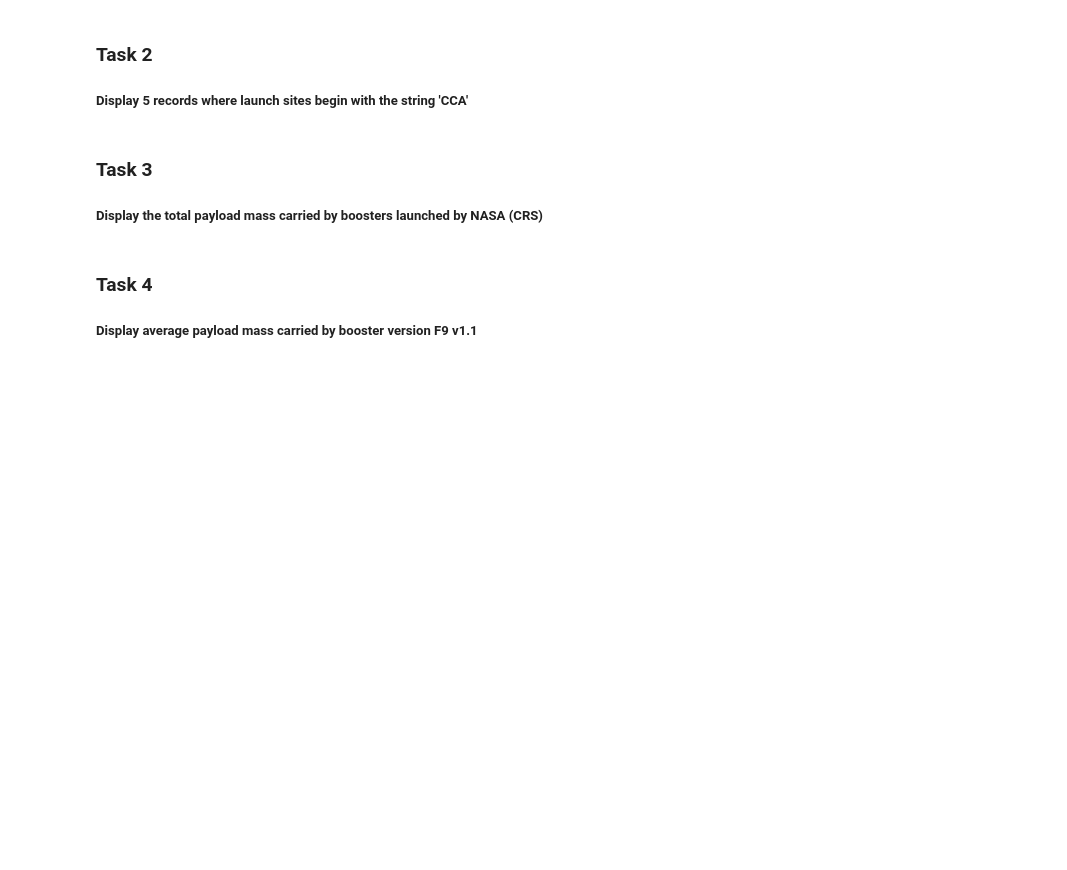
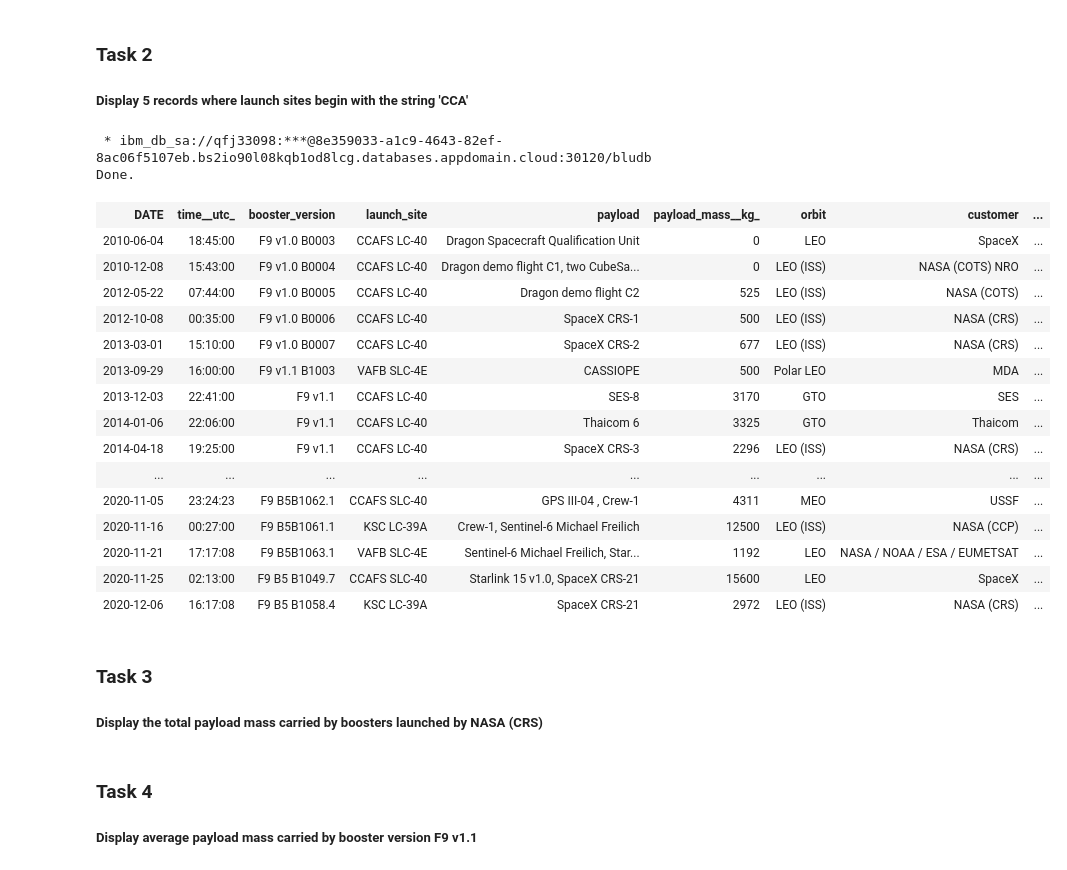
Before and after one commit to zdzakic/IBM_DS, a Jupyter notebook: jupyter-labs-eda-sql-coursera.ipynb, the cells around one changed output. Cells and saved outputs as stored; diff of their text form; code cells hidden in the pictures; blank space fills up the shorter version.

```diff
--- a/jupyter-labs-eda-sql-coursera.ipynb
+++ b/jupyter-labs-eda-sql-coursera.ipynb
@@ -115,6 +123,28 @@ Now write and execute SQL queries to solve the assignment tasks.
 ### Task 2
 
 ##### Display 5 records where launch sites begin with the string 'CCA'
+# %%
+%sql select * from SPACEX
+WHERE
+# %% [output]
+ * ibm_db_sa://qfj33098:***@8e359033-a1c9-4643-82ef-8ac06f5107eb.bs2io90l08kqb1od8lcg.databases.appdomain.cloud:30120/bludb
+Done.
+| DATE | time__utc_ | booster_version | launch_site | payload | payload_mass__kg_ | orbit | customer | ... |
+| 2010-06-04 | 18:45:00 | F9 v1.0 B0003 | CCAFS LC-40 | Dragon Spacecraft Qualification Unit | 0 | LEO | SpaceX | ... |
+| 2010-12-08 | 15:43:00 | F9 v1.0 B0004 | CCAFS LC-40 | Dragon demo flight C1, two CubeSa... | 0 | LEO (ISS) | NASA (COTS) NRO | ... |
+| 2012-05-22 | 07:44:00 | F9 v1.0 B0005 | CCAFS LC-40 | Dragon demo flight C2 | 525 | LEO (ISS) | NASA (COTS) | ... |
+| 2012-10-08 | 00:35:00 | F9 v1.0 B0006 | CCAFS LC-40 | SpaceX CRS-1 | 500 | LEO (ISS) | NASA (CRS) | ... |
+| 2013-03-01 | 15:10:00 | F9 v1.0 B0007 | CCAFS LC-40 | SpaceX CRS-2 | 677 | LEO (ISS) | NASA (CRS) | ... |
+| 2013-09-29 | 16:00:00 | F9 v1.1 B1003 | VAFB SLC-4E | CASSIOPE | 500 | Polar LEO | MDA | ... |
+| 2013-12-03 | 22:41:00 | F9 v1.1 | CCAFS LC-40 | SES-8 | 3170 | GTO | SES | ... |
+| 2014-01-06 | 22:06:00 | F9 v1.1 | CCAFS LC-40 | Thaicom 6 | 3325 | GTO | Thaicom | ... |
+| 2014-04-18 | 19:25:00 | F9 v1.1 | CCAFS LC-40 | SpaceX CRS-3 | 2296 | LEO (ISS) | NASA (CRS) | ... |
+| ... | ... | ... | ... | ... | ... | ... | ... | ... |
+| 2020-11-05 | 23:24:23 | F9 B5B1062.1 | CCAFS SLC-40 | GPS III-04 , Crew-1 | 4311 | MEO | USSF | ... |
+| 2020-11-16 | 00:27:00 | F9 B5B1061.1 | KSC LC-39A | Crew-1, Sentinel-6 Michael Freilich | 12500 | LEO (ISS) | NASA (CCP) | ... |
+| 2020-11-21 | 17:17:08 | F9 B5B1063.1 | VAFB SLC-4E | Sentinel-6 Michael Freilich, Star... | 1192 | LEO | NASA / NOAA / ESA / EUMETSAT | ... |
+| 2020-11-25 | 02:13:00 | F9 B5 B1049.7 | CCAFS SLC-40 | Starlink 15 v1.0, SpaceX CRS-21 | 15600 | LEO | SpaceX | ... |
+| 2020-12-06 | 16:17:08 | F9 B5 B1058.4 | KSC LC-39A | SpaceX CRS-21 | 2972 | LEO (ISS) | NASA (CRS) | ... |
 # %% [markdown]
 ### Task 3
 
```
Also changed, not shown: parts of 2 cells of this notebook.
